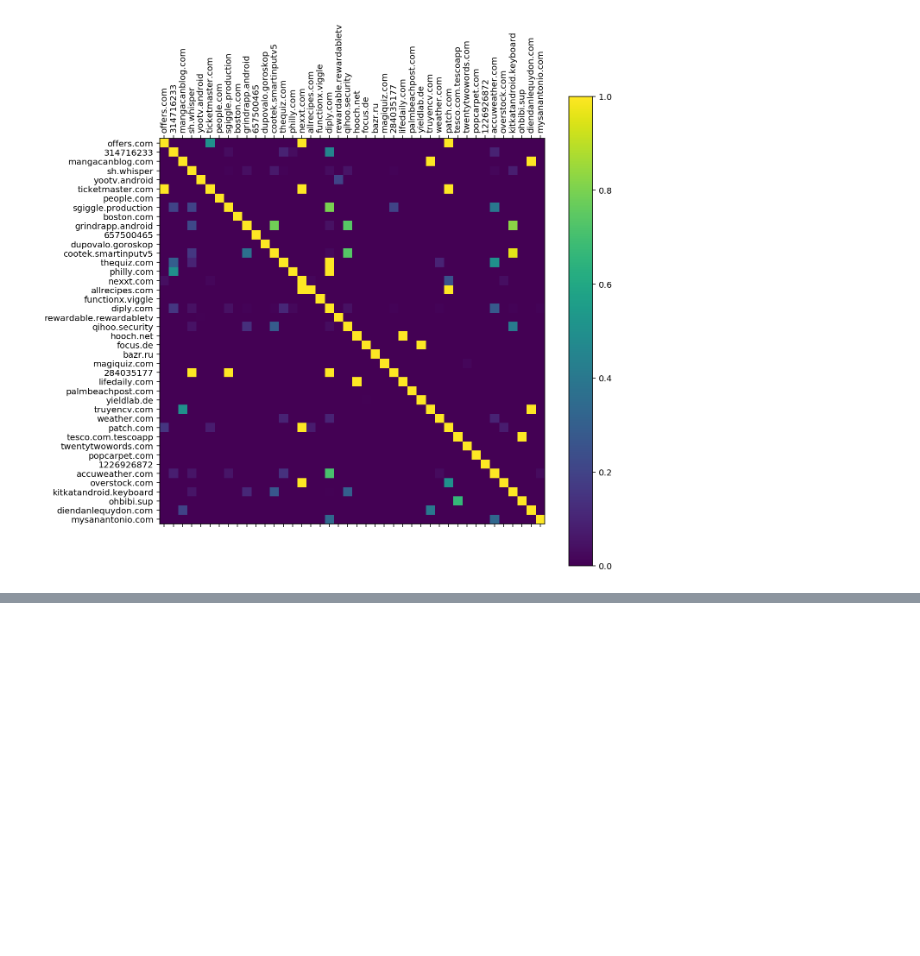
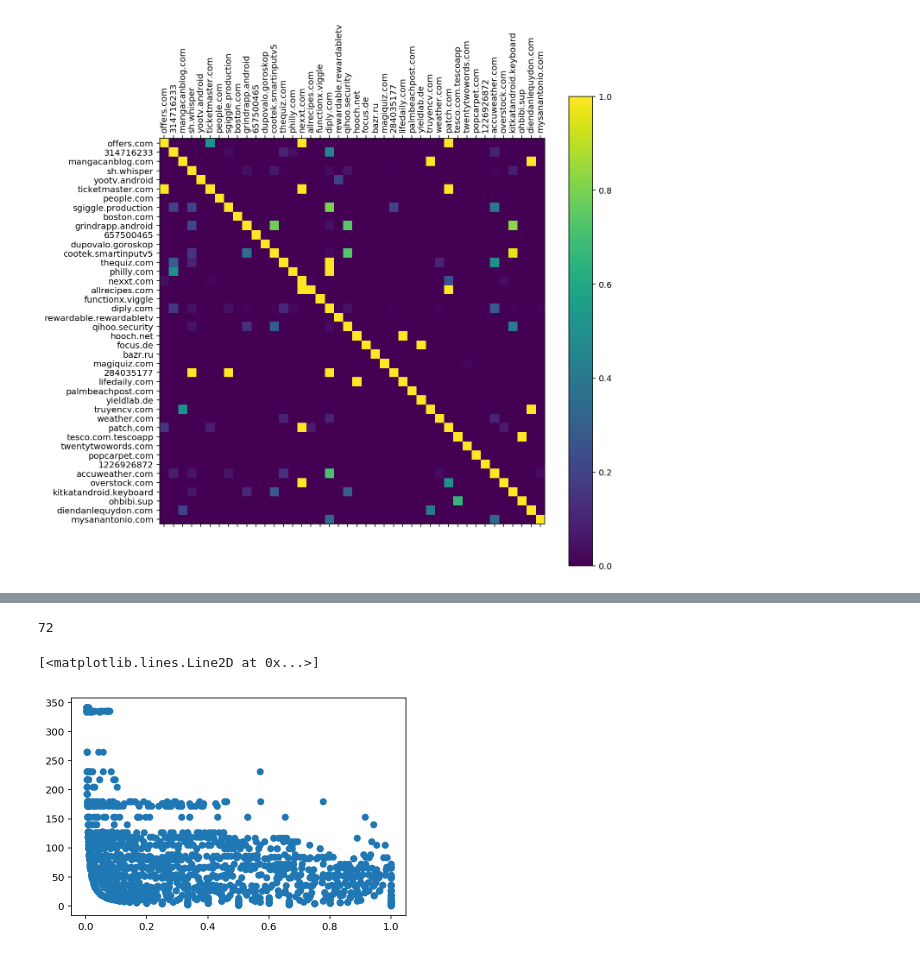
Before and after one commit to ayalo/TFM_fraud_36, a Jupyter notebook: src/main/python/notebooks/Untitled_local.ipynb, the cells around one changed output, grey strips where cells are left out. Cells and saved outputs as stored; diff of their text form; code cells hidden in the pictures; blank space fills up the shorter version.

```diff
--- a/src/main/python/notebooks/Untitled_local.ipynb
+++ b/src/main/python/notebooks/Untitled_local.ipynb
@@ -643,0 +754,2 @@ NameError: name 'gf_domip' is not defined
+# %%
+df_degree_ratio = df_read_parquet( spark, "/Users/olaya/Documents/Master/TFM/output_fraud/df_degree_ratio_all_180208" )
@@ -643,0 +765,4 @@ NameError: name 'gf_domip' is not defined
+# %%
+df_filtered_malicious_ones=df_degree_ratio.sort(F.desc("edge_ratio")).filter((df_degree_ratio.outDegree>40) &
+                                                  (df_degree_ratio.outDegree!=df_degree_ratio.count_ips_in_common)
+                                                 & (df_degree_ratio.edge_ratio>0.5)) #.show(200,False)
@@ -643,0 +891,12 @@ NameError: name 'gf_domip' is not defined
+# %%
+gf_domip.filterEdges("src='apalon.myclockfree'").triplets.count()
+# %% [output]
+72
+# %%
+outDegree,edge_ratio= zip(*[ (row.outDegree,row.edge_ratio)   for row in  df_degree_ratio.sort("edge_ratio").collect() ])
+# %%
+plt.plot(edge_ratio,outDegree,"o")
+#plt.show()
+# %% [output]
+[<matplotlib.lines.Line2D at 0x...>]
+[figure, added]
```
Also changed, not shown: parts of 61 cells of this notebook, 9 other files.
